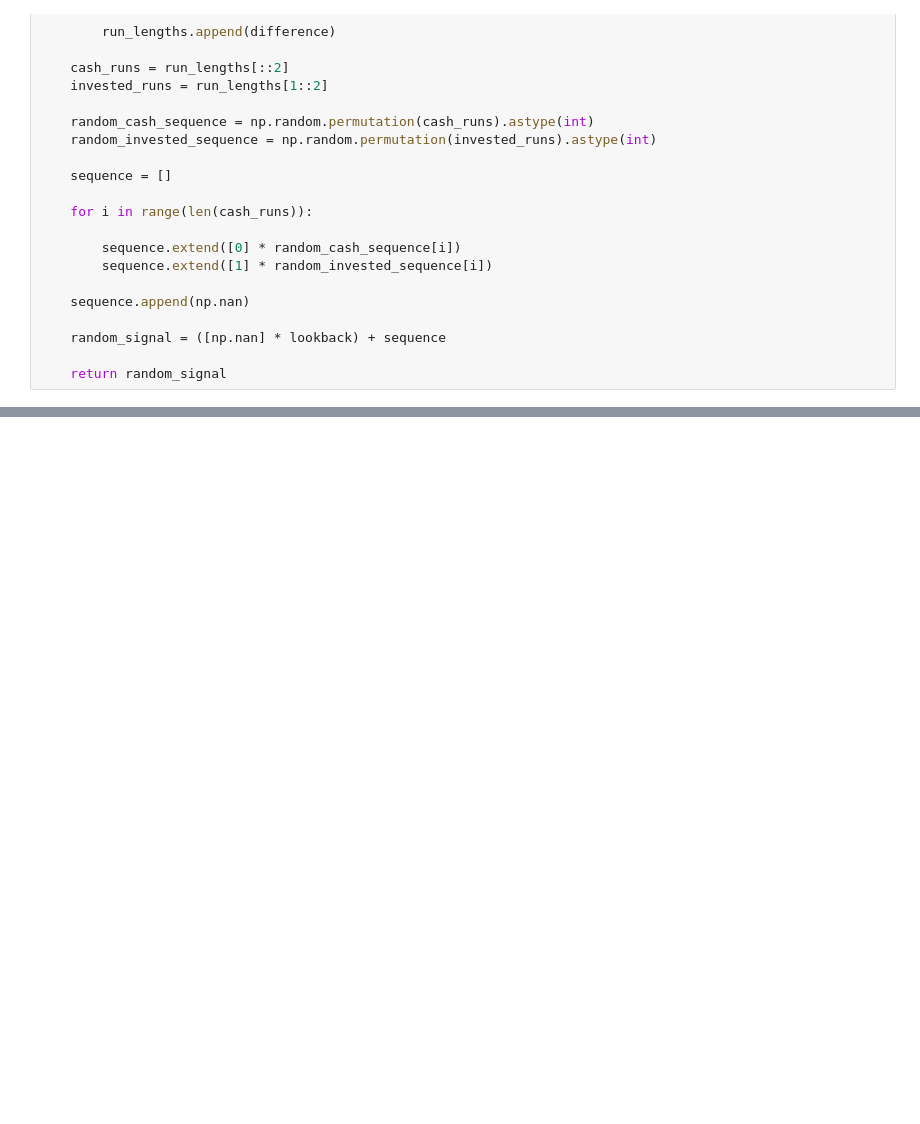
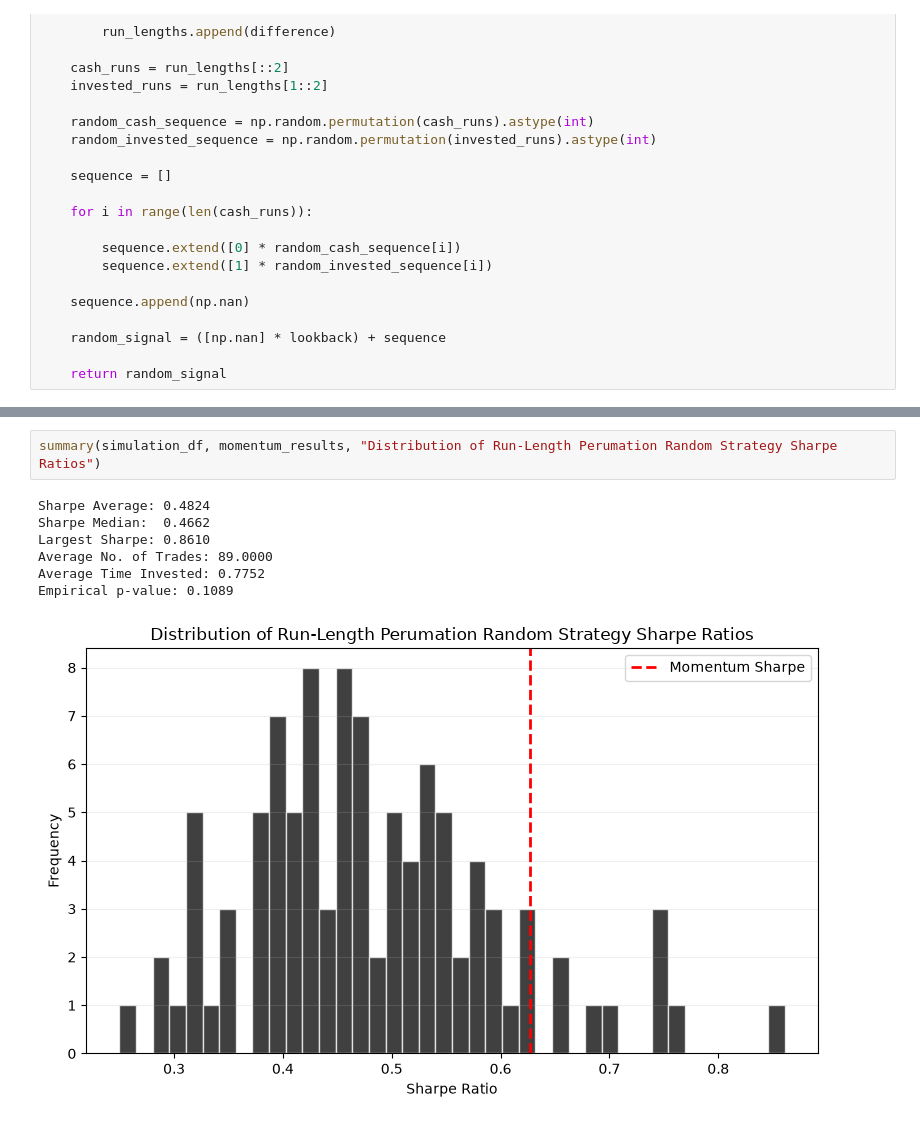
Before and after one commit to adeeb-sarfraz/Momentum-Strategy-Evaluation, a Jupyter notebook: notebooks/random_benchmarks/3.4_run_length_permutation_random.ipynb, the cells around one changed output, grey strips where cells are left out. Saved outputs shown, nothing was run; the diff lists cells and outputs as text; blank space fills up the shorter version.

```diff
--- a/notebooks/random_benchmarks/3.4_run_length_permutation_random.ipynb
+++ b/notebooks/random_benchmarks/3.4_run_length_permutation_random.ipynb
@@ -381,0 +248,10 @@ invested_runs = run_lengths[1::2]
+# %%
+summary(simulation_df, momentum_results, "Distribution of Run-Length Perumation Random Strategy Sharpe Ratios")
+# %% [output]
+Sharpe Average: 0.4824
+Sharpe Median:  0.4662
+Largest Sharpe: 0.8610
+Average No. of Trades: 89.0000
+Average Time Invested: 0.7752
+Empirical p-value: 0.1089
+[figure, added]
```
Also changed, not shown: parts of 25 cells of this notebook, 14 other files.
